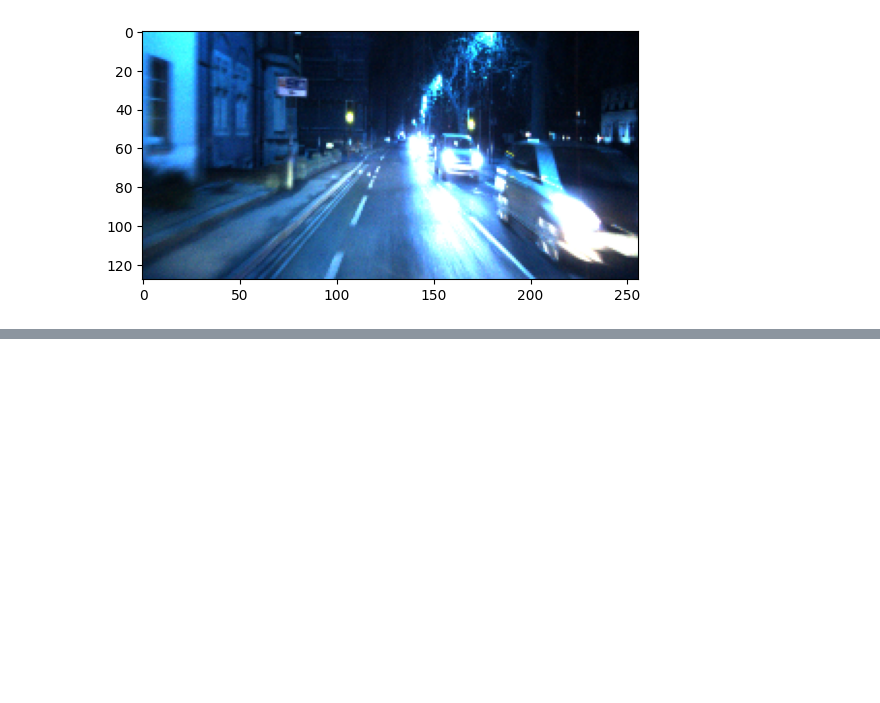
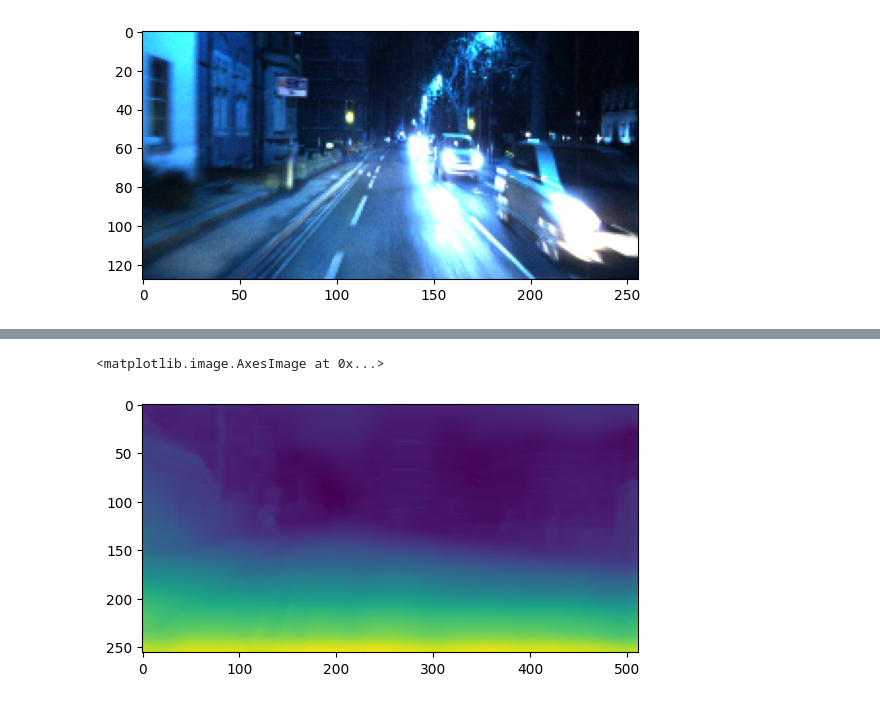
Before and after one commit to huynhbaobk/Night-Depth-Estimation, a Jupyter notebook: Test.ipynb, the cells around one changed output, grey strips where cells are left out. Saved outputs shown, nothing was run; the diff lists cells and outputs as text; code cells hidden in the pictures; blank space fills up the shorter version.

```diff
--- a/Test.ipynb
+++ b/Test.ipynb
@@ -295,3 +223,0 @@ self.day_dispnet = build_disp_net(
-# %%
-with torch.no_grad():
-            day_disp = self.day_dispnet(day_inputs)['disp', 0, 0]
@@ -297,0 +311,19 @@ with torch.no_grad():
+# %%
+device = 'cuda'
+
+day_dispnet = build_disp_net(
+    Config.fromfile('/media/aiteam/DataAI/STEPS/configs/mono2_rc_day.yaml'),
+    "/media/aiteam/DataAI/STEPS/checkpoints/mono2_rc_day/checkpoint_epoch=5.ckpt"
+).to(device)
+# %%
+day_dispnet.eval()
+with torch.no_grad():
+    for day_inputs in tqdm(dataiter):
+        day_inputs['color_aug', 0, 0] = day_inputs['color_aug', 0, 0].to(device)
+#         print(day_inputs['color_aug', 0, 0].shape)
+        day_disp = day_dispnet(day_inputs)['disp', 0, 0]
+        for disp, path in zip(day_disp, day_inputs['file_path']):
+            print(path)
+#             print(disp.cpu())
+            torch.save(disp.cpu(), path.replace("rgb", "depth_rgb") + ".pt")
+            time.sleep(0.05)
@@ -297,0 +521,5 @@ with torch.no_grad():
+# %%
+plt.imshow(disp.cpu().numpy().transpose(1,2,0))
+# %% [output]
+<matplotlib.image.AxesImage at 0x...>
+[figure, added]
```
Also changed, not shown: parts of 33 cells of this notebook, 10 other files.
